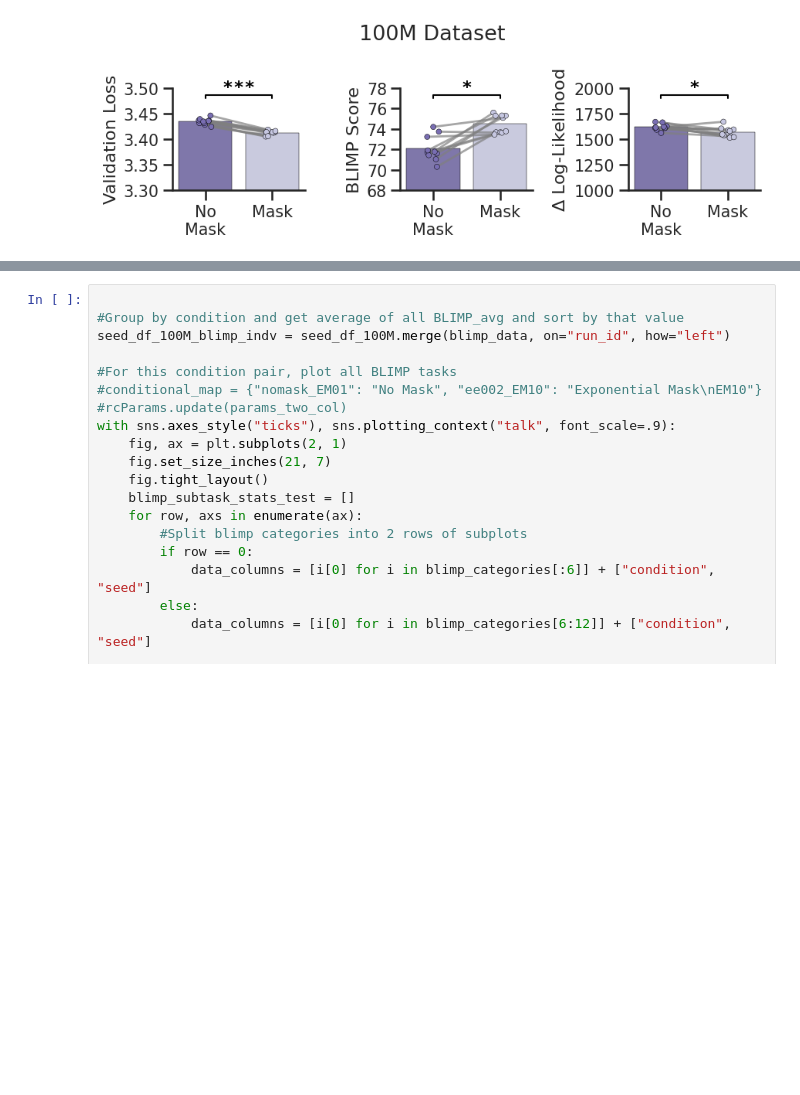
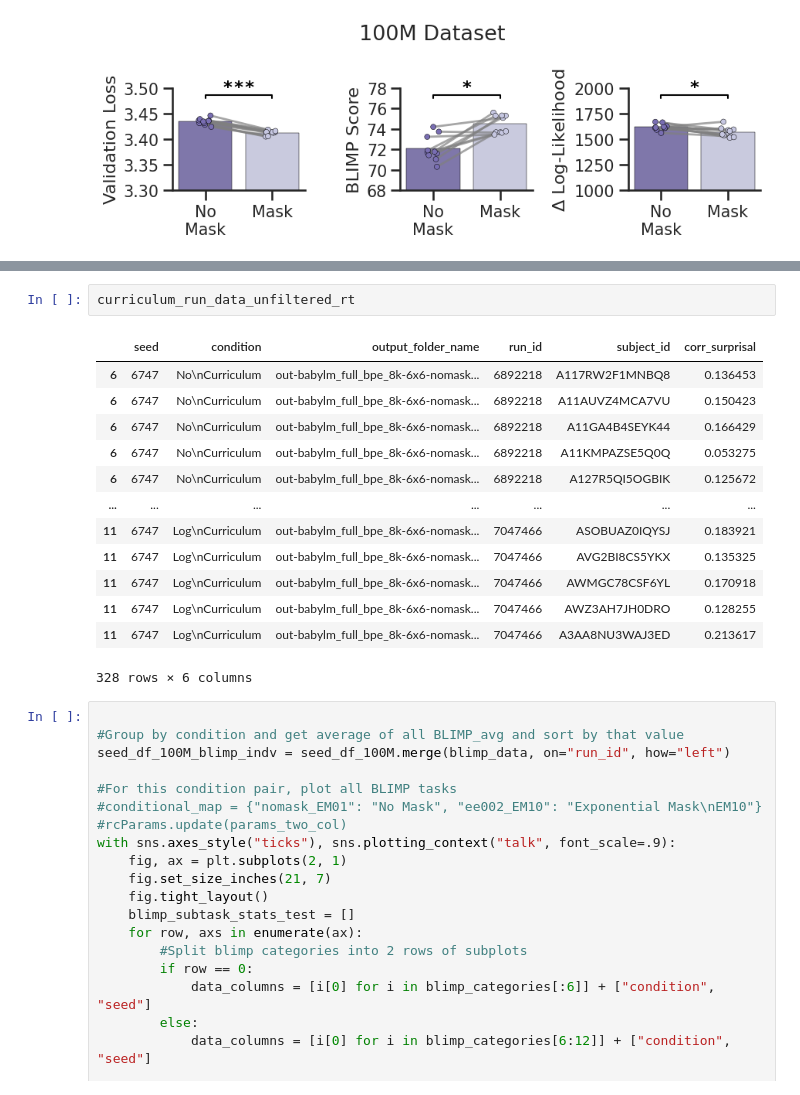
Before and after one commit to drhanjones/ss-llm, a Jupyter notebook: nanoGPT/results/results_figs_paper.ipynb, the cells around one changed output, grey strips where cells are left out. Drawn from its saved outputs; the diff is of its cells as text; blank space fills up the shorter version.

```diff
--- a/nanoGPT/results/results_figs_paper.ipynb
+++ b/nanoGPT/results/results_figs_paper.ipynb
@@ -1795,3 +1948,19 @@ New y, h 1900.0 30.0
+# %%
+curriculum_run_data_unfiltered_rt
+# %% [output]
+|  | seed | condition | output_folder_name | run_id | subject_id | corr_surprisal |
+| 6 | 6747 | No\nCurriculum | out-babylm_full_bpe_8k-6x6-nomask... | 6892218 | A117RW2F1MNBQ8 | 0.136453 |
+| 6 | 6747 | No\nCurriculum | out-babylm_full_bpe_8k-6x6-nomask... | 6892218 | A11AUVZ4MCA7VU | 0.150423 |
+| 6 | 6747 | No\nCurriculum | out-babylm_full_bpe_8k-6x6-nomask... | 6892218 | A11GA4B4SEYK44 | 0.166429 |
+| 6 | 6747 | No\nCurriculum | out-babylm_full_bpe_8k-6x6-nomask... | 6892218 | A11KMPAZSE5Q0Q | 0.053275 |
+| 6 | 6747 | No\nCurriculum | out-babylm_full_bpe_8k-6x6-nomask... | 6892218 | A127R5QI5OGBIK | 0.125672 |
+| ... | ... | ... | ... | ... | ... | ... |
+| 11 | 6747 | Log\nCurriculum | out-babylm_full_bpe_8k-6x6-nomask... | 7047466 | ASOBUAZ0IQYSJ | 0.183921 |
+| 11 | 6747 | Log\nCurriculum | out-babylm_full_bpe_8k-6x6-nomask... | 7047466 | AVG2BI8CS5YKX | 0.135325 |
+| 11 | 6747 | Log\nCurriculum | out-babylm_full_bpe_8k-6x6-nomask... | 7047466 | AWMGC78CSF6YL | 0.170918 |
+| 11 | 6747 | Log\nCurriculum | out-babylm_full_bpe_8k-6x6-nomask... | 7047466 | AWZ3AH7JH0DRO | 0.128255 |
+| 11 | 6747 | Log\nCurriculum | out-babylm_full_bpe_8k-6x6-nomask... | 7047466 | A3AA8NU3WAJ3ED | 0.213617 |
+328 rows × 6 columns
 # %%
 
 #Group by condition and get average of all BLIMP_avg and sort by that value
```
Also changed, not shown: parts of 2 cells of this notebook, 5 other files.
